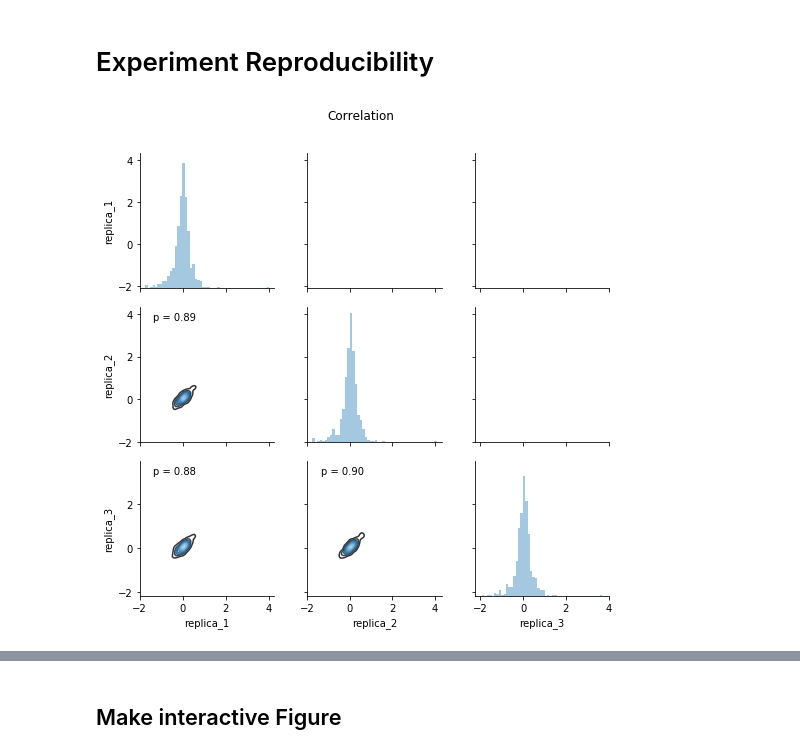
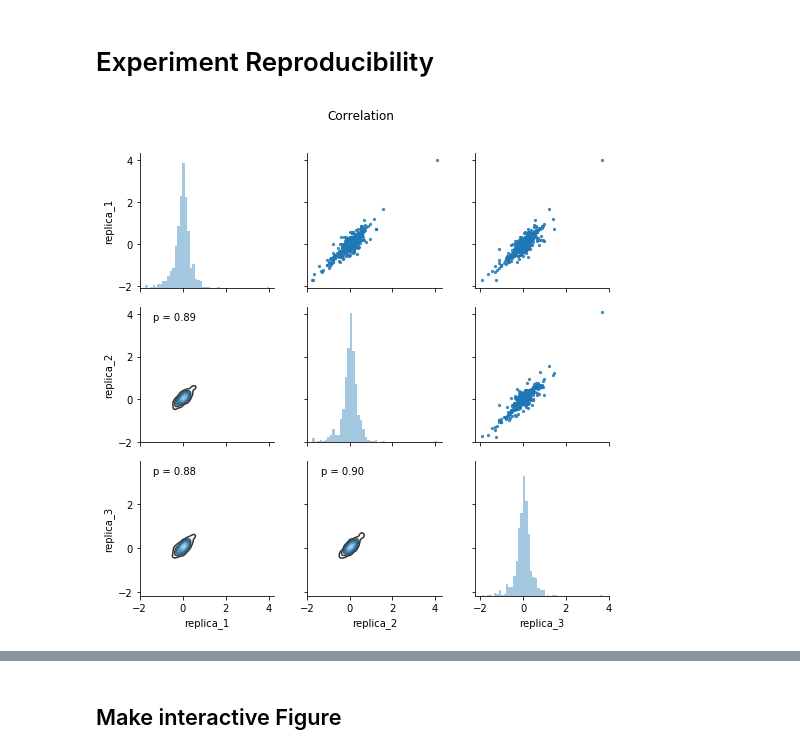
Before and after one commit to mtinti/zhe_analysis_01, a Jupyter notebook: Analysis-silac_Tb927.3.2610.ipynb, the cells around one changed output, grey strips where cells are left out. Saved outputs shown, nothing was run; the diff lists cells and outputs as text; code cells hidden in the pictures.

Commit message:
change alpha corr plot

```diff
--- a/Analysis-silac_Tb927.3.2610.ipynb
+++ b/Analysis-silac_Tb927.3.2610.ipynb
@@ -248,30 +250,30 @@ plt.show()
 # %%
 #select dataset
 temp = selection[['logRatio_1',
            'logRatio_2',
            'logRatio_3']]
 
 #rename dataset columns with the first author name
 temp.columns = ['replica_1', 'replica_2', 'replica_3']
 
 #plot the correlation
 def corrfunc(x, y, **kws):
     corr = np.corrcoef(x, y)
     r = corr[0][1]
     ax = plt.gca()
     ax.annotate("p = {:.2f}".format(r),
                 xy=(.1, .9), xycoords=ax.transAxes)
 
 g = sns.PairGrid(temp.dropna(), palette=["red"])
-g.map_upper(plt.scatter, s=5,alpha=0.)
+g.map_upper(plt.scatter, s=5,alpha=0.8)
 g.map_diag(sns.distplot, kde=False)
 g.map_lower(sns.kdeplot, cmap="Blues_d")
 g.map_lower(corrfunc)
 g.fig.subplots_adjust(top=0.9)
 g.fig.suptitle('Correlation')
 plt.show()
 # %% [output]
-[figure, old version]
+[figure, new version]
 # %%
 mike_selection ='''Tb927.11.11480
 Tb927.8.1090
```
Also changed, not shown: parts of 1 cell of this notebook.
